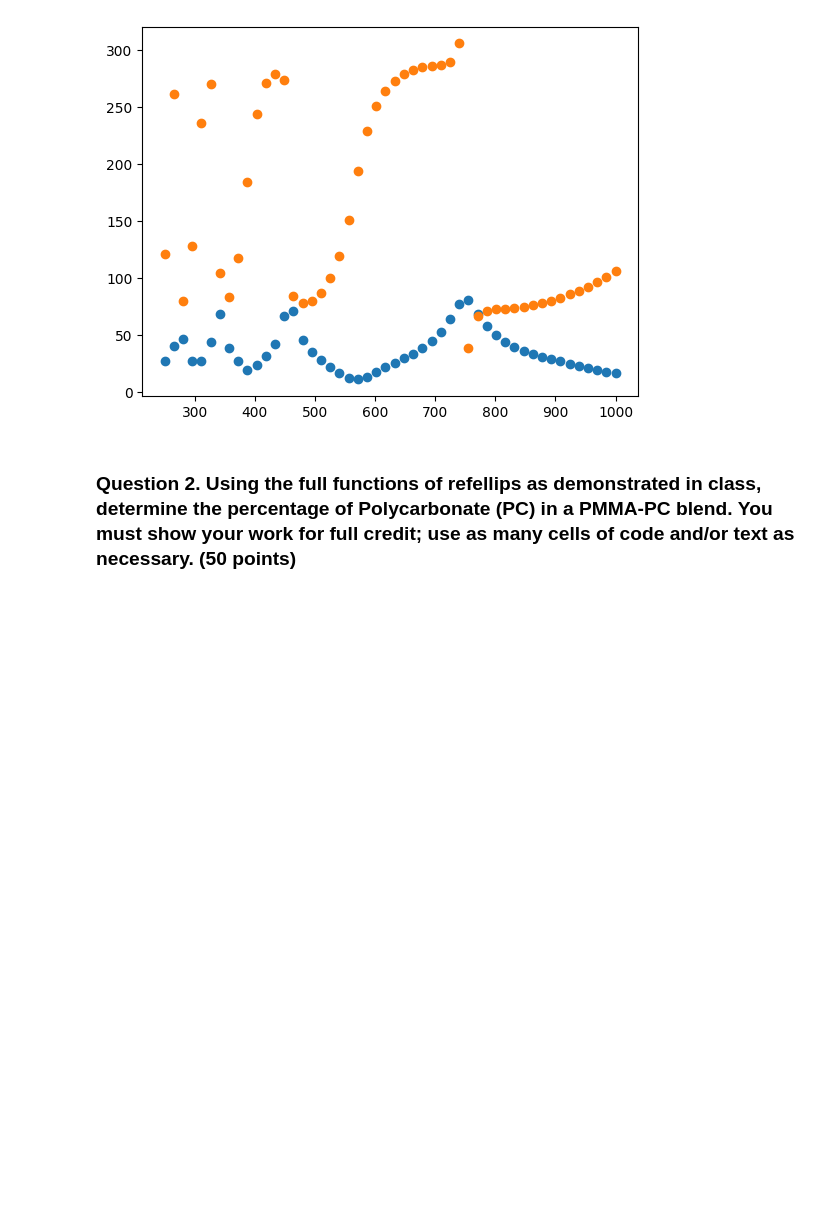
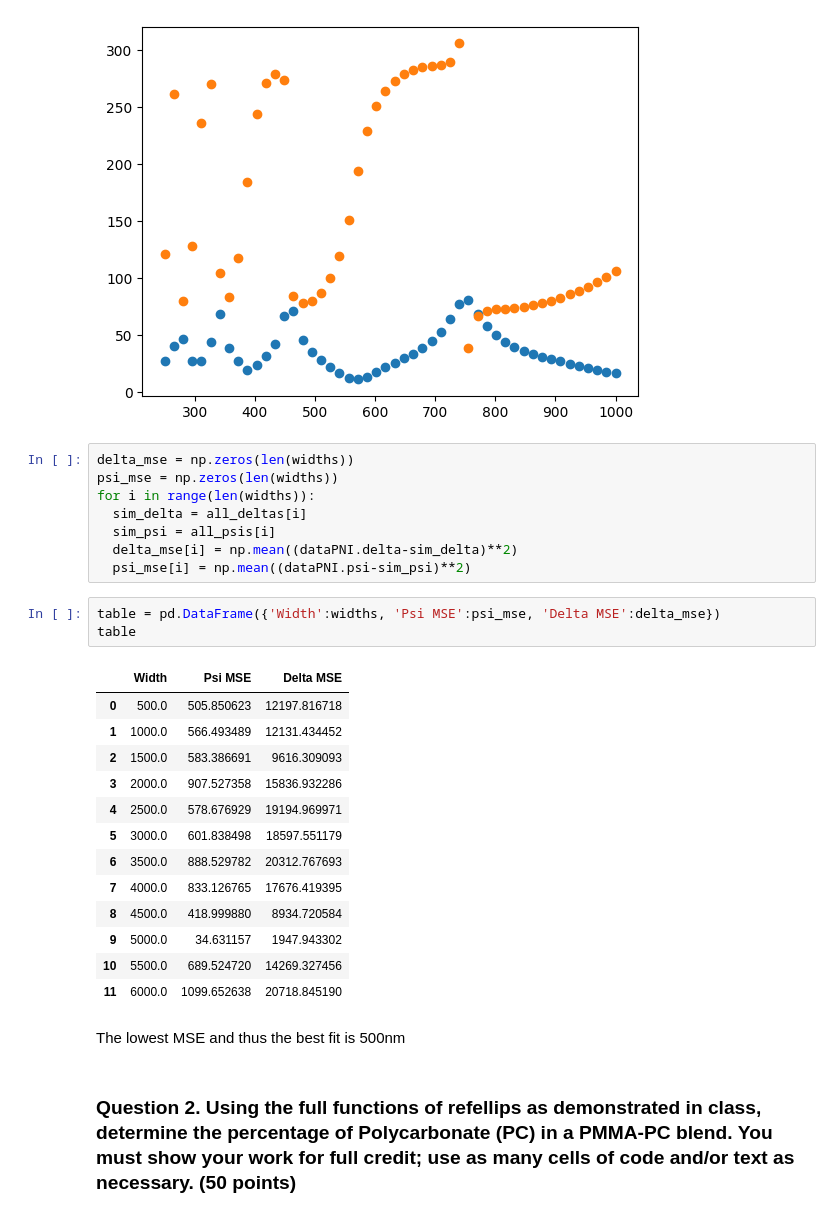
Before and after one commit to blajiness/CHE_7530-Assignments, a Jupyter notebook: Assignment7.ipynb, the cells around one changed output. Cells and saved outputs as stored; diff of their text form; blank space fills up the shorter version.

```diff
--- a/Assignment7.ipynb
+++ b/Assignment7.ipynb
@@ -251,6 +233,33 @@ plt.scatter(dataPNI.wavelength,dataPNI.delta)
 # %% [output]
 <matplotlib.collections.PathCollection at 0x...>
 [figure]
+# %%
+delta_mse = np.zeros(len(widths))
+psi_mse = np.zeros(len(widths))
+for i in range(len(widths)):
+  sim_delta = all_deltas[i]
+  sim_psi = all_psis[i]
+  delta_mse[i] = np.mean((dataPNI.delta-sim_delta)**2)
+  psi_mse[i] = np.mean((dataPNI.psi-sim_psi)**2)
+# %%
+table = pd.DataFrame({'Width':widths, 'Psi MSE':psi_mse, 'Delta MSE':delta_mse})
+table
+# %% [output]
+|  | Width | Psi MSE | Delta MSE |
+| 0 | 500.0 | 505.850623 | 12197.816718 |
+| 1 | 1000.0 | 566.493489 | 12131.434452 |
+| 2 | 1500.0 | 583.386691 | 9616.309093 |
+| 3 | 2000.0 | 907.527358 | 15836.932286 |
+| 4 | 2500.0 | 578.676929 | 19194.969971 |
+| 5 | 3000.0 | 601.838498 | 18597.551179 |
+| 6 | 3500.0 | 888.529782 | 20312.767693 |
+| 7 | 4000.0 | 833.126765 | 17676.419395 |
+| 8 | 4500.0 | 418.999880 | 8934.720584 |
+| 9 | 5000.0 | 34.631157 | 1947.943302 |
+| 10 | 5500.0 | 689.524720 | 14269.327456 |
+| 11 | 6000.0 | 1099.652638 | 20718.845190 |
+# %% [markdown]
+The lowest MSE and thus the best fit is 500nm
 # %% [markdown]
 ### Question 2. Using the full functions of refellips as demonstrated in class, determine the percentage of Polycarbonate (PC) in a PMMA-PC blend. **You must show your work for full credit**; use as many cells of code and/or text as necessary. (50 points)
 # %%
```
Also changed, not shown: parts of 14 cells of this notebook.
